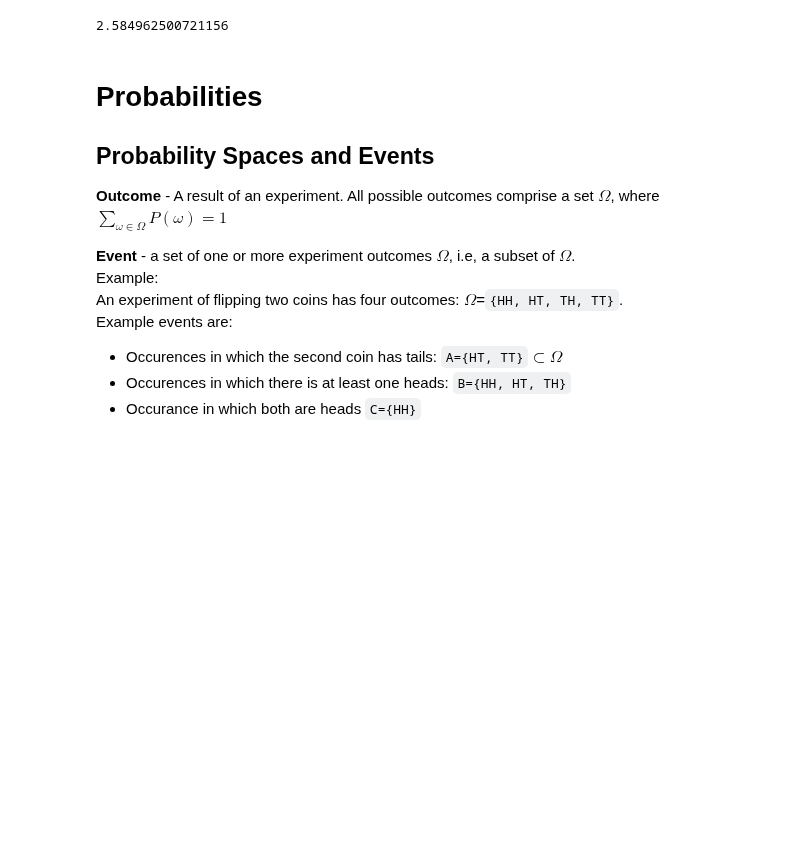
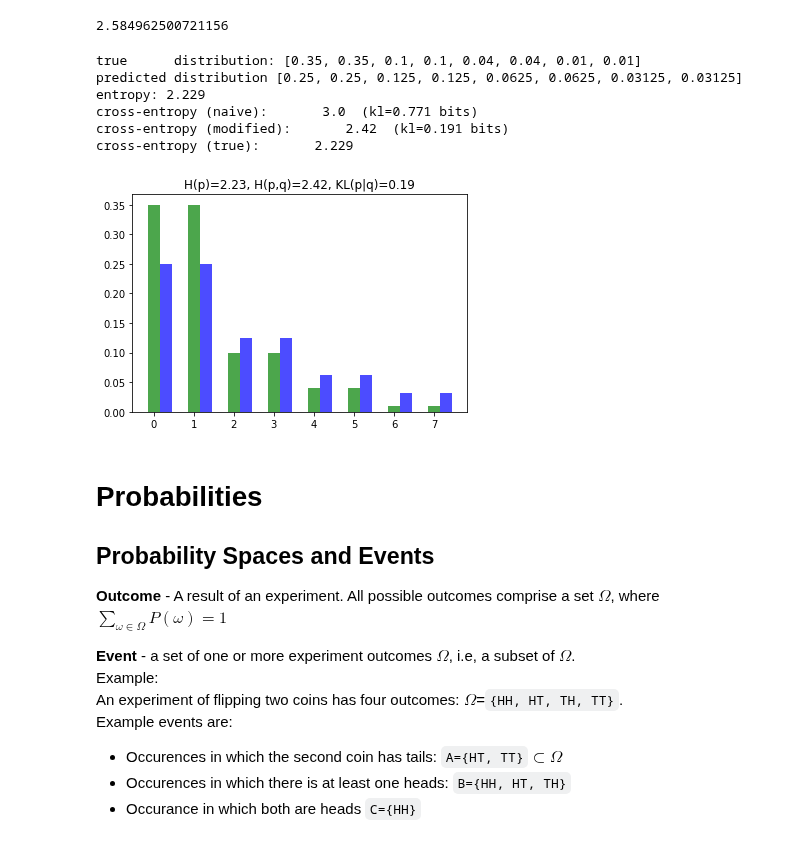
Before and after one commit to elzurdo/cheatsheets, a Jupyter notebook: statistics_python.ipynb, the cells around one changed output. Cells and saved outputs as stored; diff of their text form; code cells hidden in the pictures; blank space fills up the shorter version.

Commit message:
cross entropy and KL divergence

```diff
--- a/statistics_python.ipynb
+++ b/statistics_python.ipynb
@@ -287,0 +319,20 @@ $b$ - base of logarithm
+# %%
+# entropy
+
+import numpy as np
+
+#p = {'sun': 0.5, 'rain': 0.5}    # entropy: 1
+p = {'sun': 0.75, 'rain': 0.25}   # entropy: 0.811
+#p = {'sun': 0.99, 'rain': 0.01}  # entropy: 0.81
+
+station_notice = 'sun'
+print(f'{p} means that\na {station_notice} notice reduces the outcome uncertainty by {np.round(1./p[station_notice],3)} and hence {np.round(-np.log(p[station_notice])/np.log(2),3)} bit(s) of information')
+station_notice = 'rain'
+print(f'a {station_notice} notice reduces the outcome uncertainty by {np.round(1./p[station_notice],3)} and hence {np.round(-np.log(p[station_notice])/np.log(2),3)} bit(s) of information')
+
+
+h = 0
+for station_notice in p.keys():
+    h -= p[station_notice] * np.log(p[station_notice])
+h /= np.log(2)
+print(f'yielding an average message of length {np.round(h,3)} bit(s)')
@@ -317,6 +373,60 @@ pxs = [1./6] * 6
 print(entropy(pxs, base=2)) # Shannons
 # %% [output]
 2.584962500721156
+# %%
+# cross entropy and KL-divergence
+import matplotlib.pyplot as plt
+
+p_uniform = [1/8. for i in range(8)]
+p_non_uniform = [35./100, 35./100, 0.1, 0.1, 0.04, 0.04, 0.01, 0.01]
+p_non_uniform_reverse = p_non_uniform[::-1]
+
+# --- true distribution --
+ps = p_uniform
+ps = p_non_uniform
+#ps = p_non_uniform_reverse
+
+h = entropy(ps, base=2)
+
+bits_per_event = [-np.log(p)/np.log(2) for p in ps]
+
+# --- predicted distribution --
+bits_per_event_predicted = [2, 2, 3, 3, 4, 4, 5, 5]
+q_predicted_distribution = [1./2**(event_bits) for event_bits in bits_per_event_predicted]
+
+print(f'true      distribution: {ps}')
+print(f'predicted distribution {q_predicted_distribution}')
+
+cross_entropy, cross_entropy_incorrect, cross_entropy_modified = 0, 0,0
+for p, event_bits, event_bits_predicted in zip(ps, bits_per_event, bits_per_event_predicted):
+    cross_entropy += p * event_bits
+    cross_entropy_incorrect += p * 3.
+    cross_entropy_modified += p * event_bits_predicted
+
+kl_incorrect = cross_entropy_incorrect - h
+kl_modified = cross_entropy_modified - h
+
+print(f'entropy: {np.round(h,3)}\ncross-entropy (naive): \
+      {np.round(cross_entropy_incorrect,3)}  (kl={np.round(kl_incorrect,3)} bits)\ncross-entropy (modified): \
+      {np.round(cross_entropy_modified,3)}  (kl={np.round(kl_modified,3)} bits)\ncross-entropy (true): \
+      {np.round(cross_entropy,3)}')
+
+
+xs = np.arange(len(ps))
+
+width = 0.3
+plt.bar(xs, ps, color='green', alpha=0.7, width=width)
+plt.bar(xs + width, q_predicted_distribution, color='blue', alpha=0.7, width=width)
+plt.title(f'H(p)={np.round(h,2)}, H(p,q)={np.round(cross_entropy_modified,2)}, KL(p|q)={np.round(kl_modified,2)}')
+pass
+# %% [output]
+true      distribution: [0.35, 0.35, 0.1, 0.1, 0.04, 0.04, 0.01, 0.01]
+predicted distribution [0.25, 0.25, 0.125, 0.125, 0.0625, 0.0625, 0.03125, 0.03125]
+entropy: 2.229
+cross-entropy (naive):       3.0  (kl=0.771 bits)
+cross-entropy (modified):       2.42  (kl=0.191 bits)
+cross-entropy (true):       2.229
+[figure, added]
 # %% [markdown]
 # Probabilities
 
```
Also changed, not shown: parts of 3 cells of this notebook.
